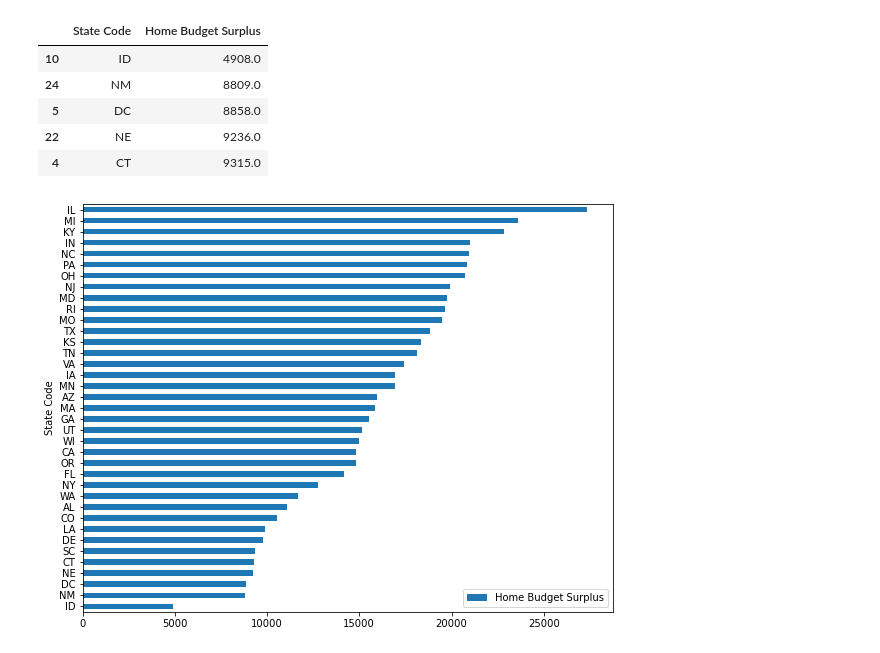
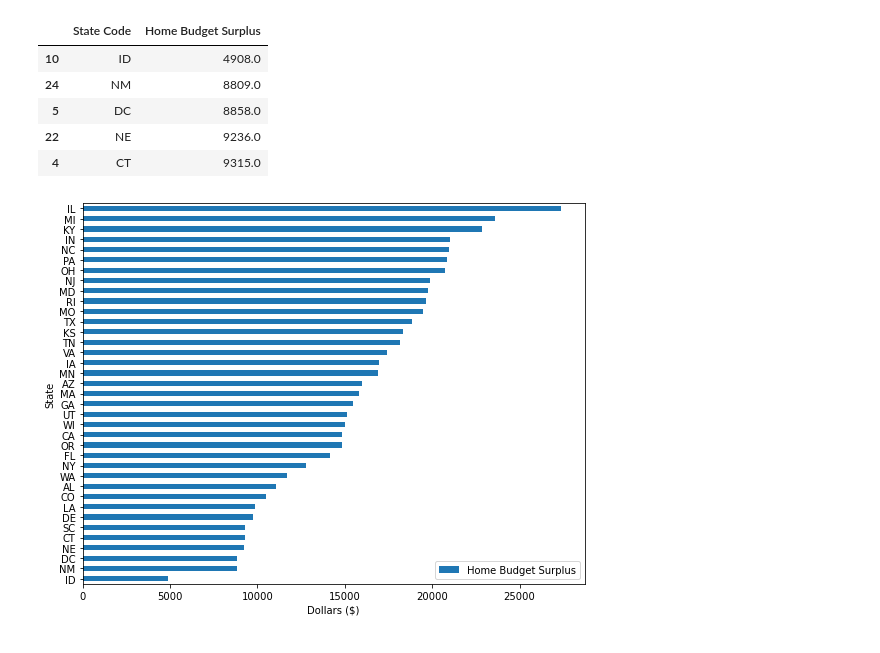
Before and after one commit to dtmurphy6/the_real_estate_agents, a Jupyter notebook: Kevin/Kevin's_Project_2.ipynb, the cells around one changed output. Drawn from its saved outputs; the diff is of its cells as text; code cells hidden in the pictures.

```diff
--- a/Kevin's_Project_2.ipynb
+++ b/Kevin/Kevin's_Project_2.ipynb
@@ -270,9 +277,12 @@ budget_surplus.head()
 | 22 | NE | 9236.0 |
 | 4 | CT | 9315.0 |
 # %%
+#Graphs budget surplus when paying that states average house price with that states average data scientist salary
 budget_surplus.plot(x='State Code',kind='barh')
 plt.yticks(fontsize=10)
 plt.rcParams["figure.figsize"] = (9,7)
+plt.xlabel('Dollars ($)')
+plt.ylabel('State')
 plt.show()
 # %% [output]
-[figure, old version]
+[figure, new version]
```
Also changed, not shown: parts of 3 cells of this notebook, 2 other files.
